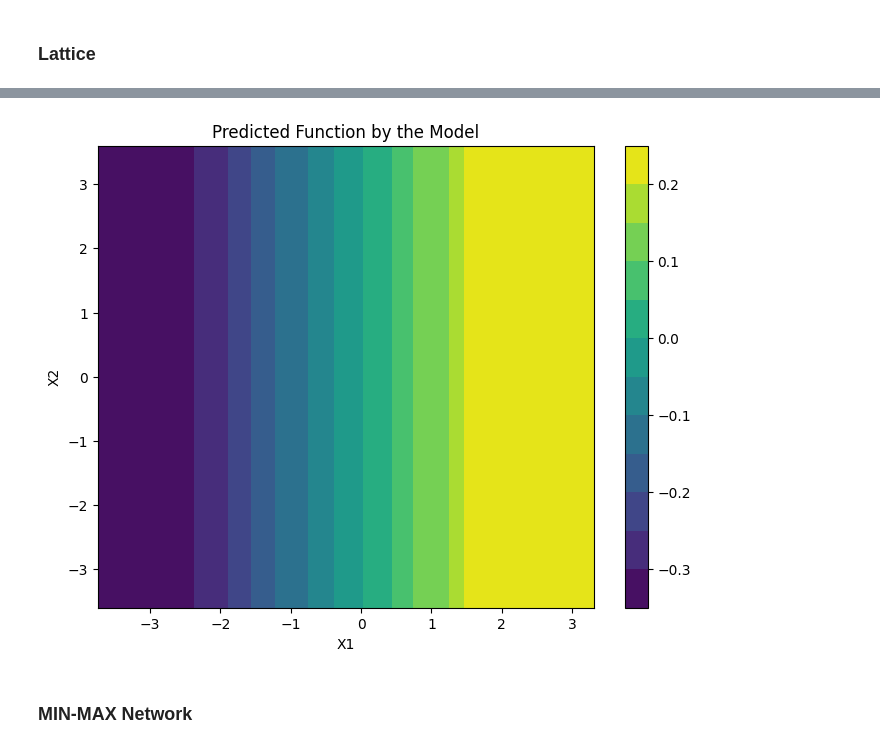
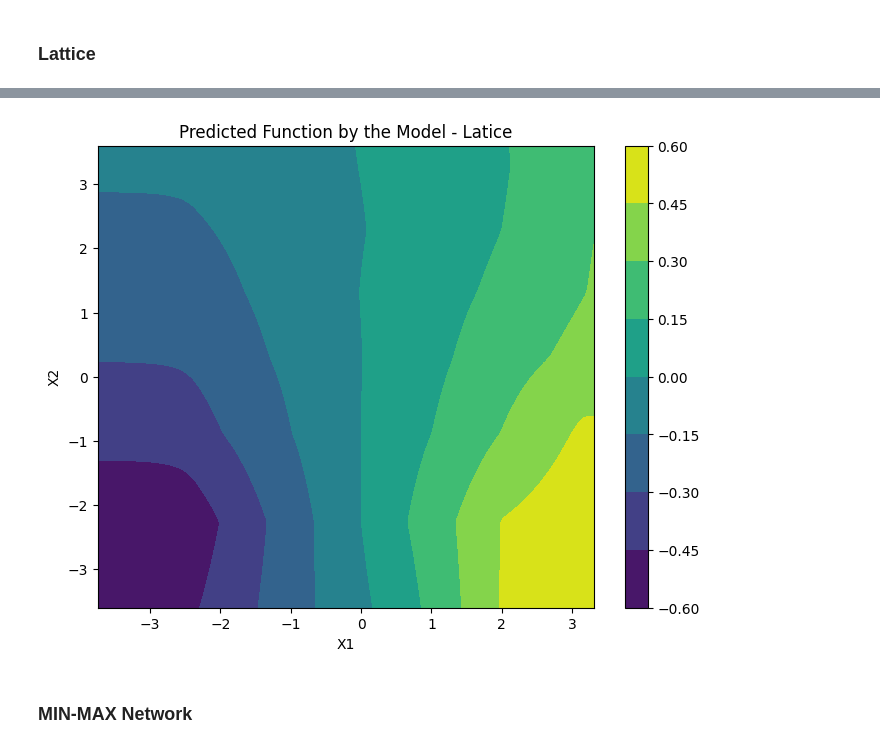
Before and after one commit to tupho289/Honours, a Jupyter notebook: monotonicity.ipynb, the cells around one changed output, grey strips where cells are left out. Drawn from its saved outputs; the diff is of its cells as text; code cells hidden in the pictures.

```diff
--- a/monotonicity.ipynb
+++ b/monotonicity.ipynb
@@ -349,8 +348,7 @@ X_train, X_val, y_train, y_val = train_test_split(
 ### Lattice
 # %%
 #-------------------------- Lattice --------------------------
-no_key_points = 100
-lattice_sizes = [no_key_points, no_key_points] # lattice size
+lattice_sizes = [10, 10] # lattice size
 model_input = []
 lattice_input = []
 
@@ -364,18 +362,18 @@ model_input.append(x2_input)
 
 # calibrator
 x1_calibrator = tfl.layers.PWLCalibration(
-    input_keypoints = np.linspace(X_train[:,0].min(), X_train[:,0].max(), num = no_key_points), # keypoints
-    # kernel_regularizer = ('hessian', 0.001, 0), # for smoothness
+    input_keypoints = np.linspace(X_train[:,0].min(), X_train[:,0].max(), num = 200), # keypoints
+    kernel_regularizer = ('hessian', 0.001, 0), # for smoothness
     monotonicity = 'increasing', # monotonicity constraint
-    # output_min = 0,
-    # output_max = lattice_sizes[0] - 1,
+    output_min = 0,
+    output_max = lattice_sizes[0] - 1,
     name = 'calibrator_x1'
 )(x1_input)
 x2_calibrator = tfl.layers.PWLCalibration(
-    input_keypoints = np.linspace(X_train[:,1].min(), X_train[:,1].max(), num = no_key_points), # keypoints
-    # kernel_regularizer = ('hessian', 0.001, 0), # for smoothness
-    # output_min = 0,
-    # output_max = lattice_sizes[1] - 1,
+    input_keypoints = np.linspace(X_train[:,1].min(), X_train[:,1].max(), num = 200), # keypoints
+    kernel_regularizer = ('hessian', 0.001, 0), # for smoothness
+    output_min = 0,
+    output_max = lattice_sizes[1] - 1,
     name = 'calibrator_x2'
 )(x2_input)
 lattice_input.append(x1_calibrator)
@@ -385,7 +383,8 @@ lattice_input.append(x2_calibrator)
 # lattice
 lattice = tfl.layers.Lattice(lattice_sizes = lattice_sizes,
                              monotonicities = ['increasing', 'none'],
-                            # kernel_regularizer = ('torsion', 0.001, 0),
+                            #  kernel_regularizer = tfl.pwl_calibration_layer.HessianRegularizer(
+                            #     l1 = 0.01, l2 = 0),
                              name = 'lattice')(lattice_input)
 model_lattice2 = keras_2.models.Model(inputs = model_input, outputs = lattice)
 model_lattice2.summary()
@@ -415,7 +412,6 @@ python(68068) MallocStackLogging: can't turn off malloc stack logging because it
 [figure]
 # %%
 #-------------------------- compile and fit Lattice --------------------------
-
 seed_value = 289
 keras_2.utils.set_random_seed(seed_value)
 
@@ -438,7 +434,7 @@ history = model_lattice2.fit(
     callbacks = [es],
     validation_data = (X_val_split, y_val),
     verbose = 1,
-    batch_size = 1_000
+    batch_size = 500
 )
 # %% [output]
 Epoch 1/10000
@@ -482,14 +478,14 @@ Y_pred = Y_pred.reshape(X1.shape)
 # %%
 #-------------------------- plot --------------------------
 plt.figure(figsize=(8, 6))
 contour = plt.contourf(X1, X2, Y_pred, levels = 10)
 plt.colorbar(contour)
-plt.title('Predicted Function by the Model')
+plt.title('Predicted Function by the Model - Latice')
 plt.xlabel("X1")
 plt.ylabel("X2")
 plt.show()
 # %% [output]
-[figure, old version]
+[figure, new version]
 # %% [markdown]
 ### MIN-MAX Network
 # %%
```
Also changed, not shown: parts of 21 cells of this notebook, 1 other file.
